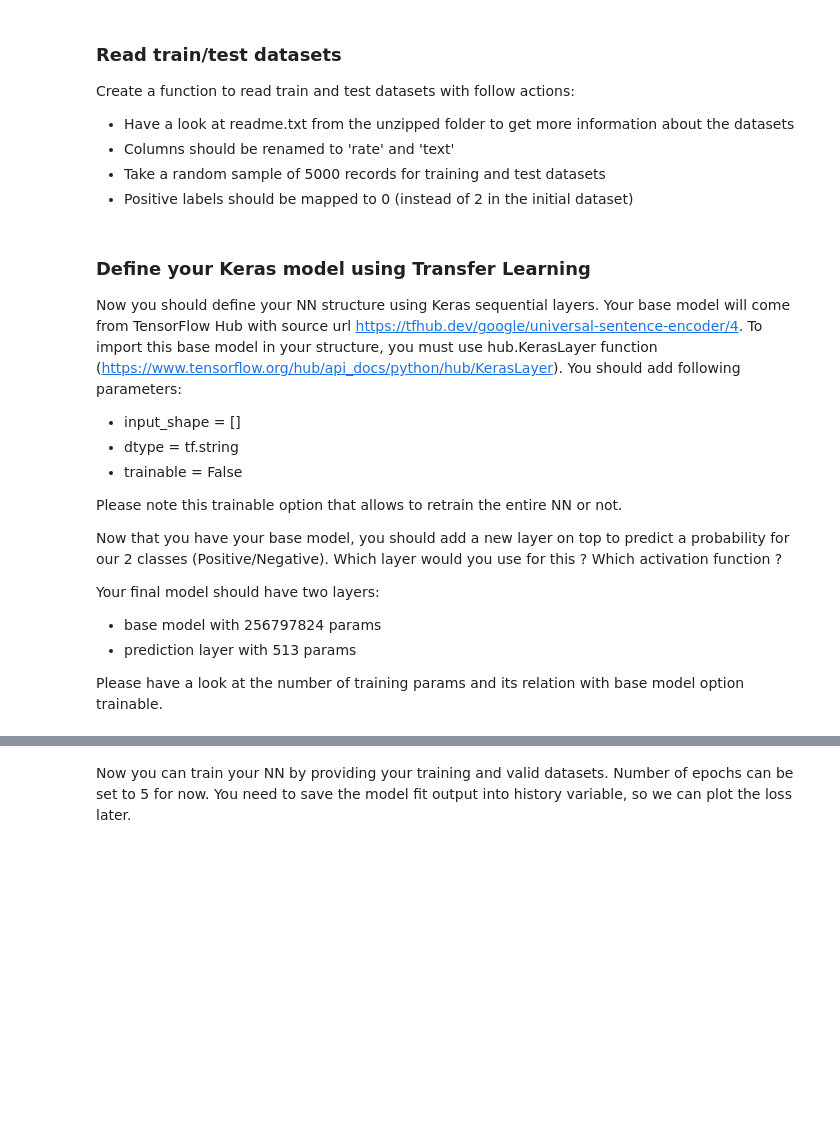
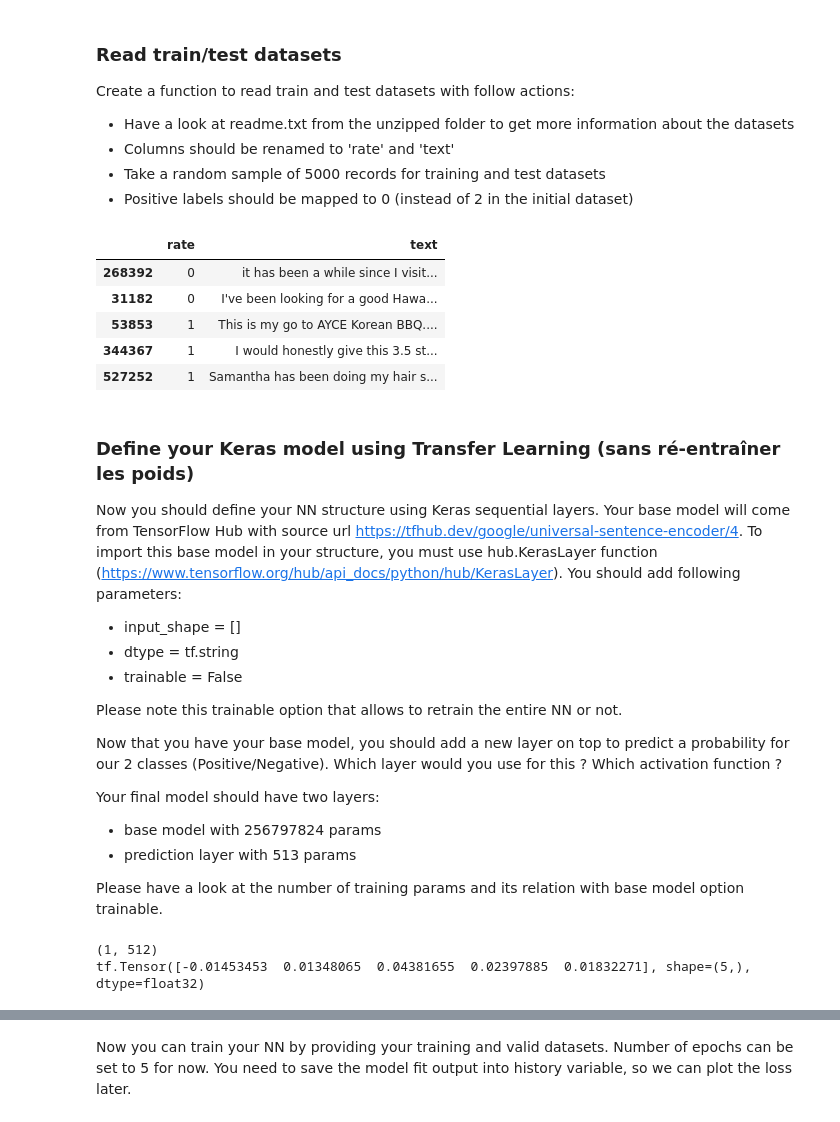
Before and after one commit to laurent-33/nlp-08-transfer-learning-yelp-polarity, a Jupyter notebook: NLP - Transfer Learning.ipynb, the cells around one changed output, grey strips where cells are left out. Saved outputs shown, nothing was run; the diff lists cells and outputs as text; code cells hidden in the pictures; blank space fills up the shorter version.

```diff
--- a/NLP - Transfer Learning.ipynb
+++ b/NLP - Transfer Learning.ipynb
@@ -27,16 +50,25 @@ Create a function to read train and test datasets with follow actions:
 - Positive labels should be mapped to 0 (instead of 2 in the initial dataset)
 # %%
 def read_format_dataset(dataset_path):
+    fulldata = pd.read_csv(dataset_path, header=0, names=['rate', 'text'])
+    fulldata['rate'] = fulldata['rate'] - 1
 
-    return()
+    return fulldata.sample(5000)
 
-train_dataset_path = 'path_to_train_data'
-test_dataset_path = 'path_to_test_data'
+train_dataset_path = './Data/train.csv'
+test_dataset_path = './Data/test.csv'
 train_data = read_format_dataset(train_dataset_path)
 test_data = read_format_dataset(test_dataset_path)
 train_data.head()
+# %% [output]
+|  | rate | text |
+| 268392 | 0 | it has been a while since I visit... |
+| 31182 | 0 | I've been looking for a good Hawa... |
+| 53853 | 1 | This is my go to AYCE Korean BBQ.... |
+| 344367 | 1 | I would honestly give this 3.5 st... |
+| 527252 | 1 | Samantha has been doing my hair s... |
 # %% [markdown]
-### Define your Keras model using Transfer Learning
+### Define your Keras model using Transfer Learning (sans ré-entraîner les poids)
 Now you should define your NN structure using Keras sequential layers. Your base model will come from TensorFlow Hub with source url https://tfhub.dev/google/universal-sentence-encoder/4.
 To import this base model in your structure, you must use hub.KerasLayer function (https://www.tensorflow.org/hub/api_docs/python/hub/KerasLayer). You should add following parameters:
 - input_shape = []
@@ -57,0 +89,7 @@ model.summary()
+# %%
+test = base_model(["what's up dude"])
+print(test.shape)
+print(test[0][:5])
+# %% [output]
+(1, 512)
+tf.Tensor([-0.01453453  0.01348065  0.04381655  0.02397885  0.01832271], shape=(5,), dtype=float32)
```
Also changed, not shown: parts of 38 cells of this notebook, 1 other file.
